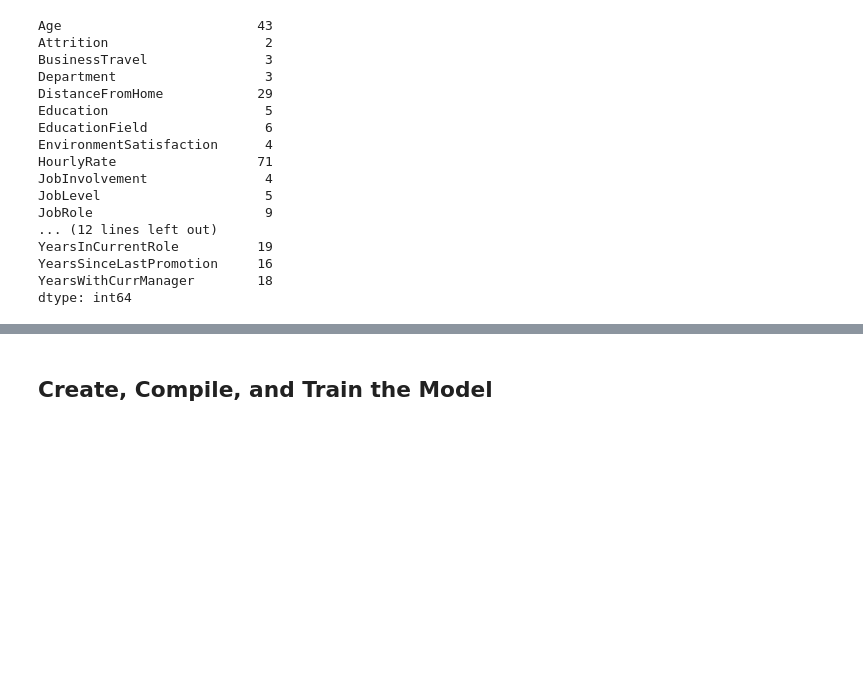
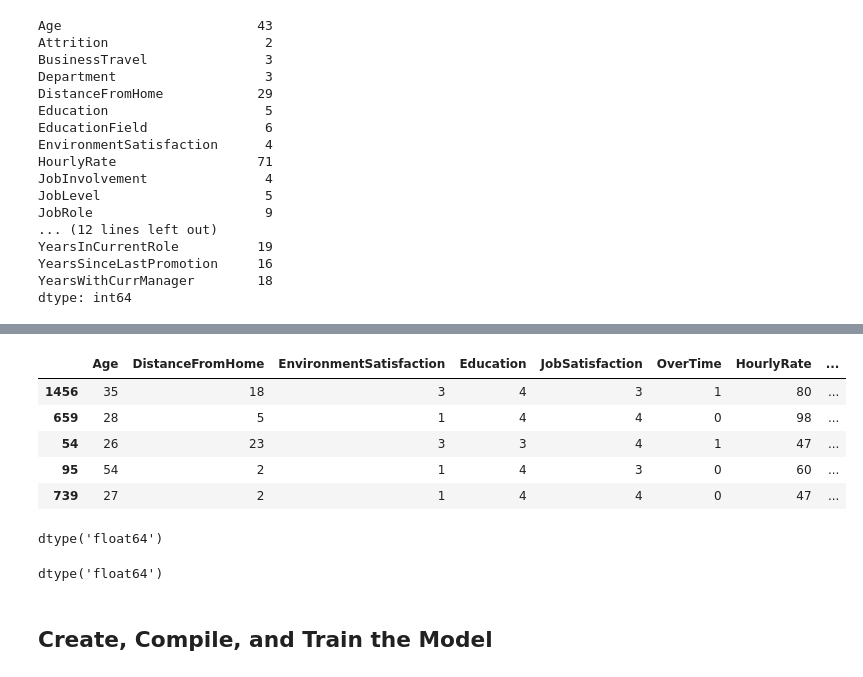
Before and after one commit to jpromer3006/neural-network-challenge-2, a Jupyter notebook: attrition.ipynb, the cells around one changed output, grey strips where cells are left out. Saved outputs shown, nothing was run; the diff lists cells and outputs as text; code cells hidden in the pictures; blank space fills up the shorter version.

```diff
--- a/attrition.ipynb
+++ b/attrition.ipynb
@@ -43,5 +43,6 @@ YearsWithCurrManager        18
 dtype: int64
 # %%
 # Create y_df with the Attrition and Department columns
+y_df = attrition_df[['Attrition', 'Department']]
 # %%
 # Create a list of at least 10 column names to use as X data
@@ -55,8 +66,21 @@ dtype: int64
 # %%
 # Split the data into training and testing sets
 from sklearn.model_selection import train_test_split
+
+X_train, X_test, y_train, y_test = train_test_split(x_df, y_df, random_state=14)
 # %%
 # Convert your X data to numeric data types however you see fit
+X_train['OverTime'] = X_train['OverTime'].apply(lambda x: 1 if x == 'Yes' else 0)
+X_test['OverTime'] = X_test['OverTime'].apply(lambda x: 1 if x == 'Yes' else 0)
+
 # Add new code cells as necessary
+X_train.head()
+# %% [output]
+|  | Age | DistanceFromHome | EnvironmentSatisfaction | Education | JobSatisfaction | OverTime | HourlyRate | ... |
+| 1456 | 35 | 18 | 3 | 4 | 3 | 1 | 80 | ... |
+| 659 | 28 | 5 | 1 | 4 | 4 | 0 | 98 | ... |
+| 54 | 26 | 23 | 3 | 3 | 4 | 1 | 47 | ... |
+| 95 | 54 | 2 | 1 | 4 | 3 | 0 | 60 | ... |
+| 739 | 27 | 2 | 1 | 4 | 4 | 0 | 47 | ... |
 # %%
 # Create a StandardScaler
@@ -69,21 +95,32 @@ from sklearn.model_selection import train_test_split
 # %%
 # Create a OneHotEncoder for the Department column
-
+Ohe_Department = OneHotEncoder(sparse_output=False, handle_unknown='ignore', drop=None)
 
 # Fit the encoder to the training data
-
+Ohe_Department.fit(y_train[['Department']])
 
 # Create two new variables by applying the encoder
 # to the training and testing data
+y_train_department = Ohe_Department.transform(y_train[['Department']])
+y_test_department = Ohe_Department.transform(y_test[['Department']])
+
+y_train_department.dtype
+# %% [output]
+dtype('float64')
 # %%
 # Create a OneHotEncoder for the Attrition column
-
+Ohe_Attrition = OneHotEncoder(sparse_output=False, handle_unknown='ignore', drop=None)
 
 # Fit the encoder to the training data
-
+Ohe_Attrition.fit(y_train[['Attrition']])
 
 # Create two new variables by applying the encoder
 # to the training and testing data
+y_train_attrition = Ohe_Attrition.transform(y_train[['Attrition']])
+y_test_attrition = Ohe_Attrition.transform(y_test[['Attrition']])
+y_train_attrition.dtype
+# %% [output]
+dtype('float64')
 # %% [markdown]
 ## Create, Compile, and Train the Model
 # %%
```
Also changed, not shown: parts of 14 cells of this notebook.
